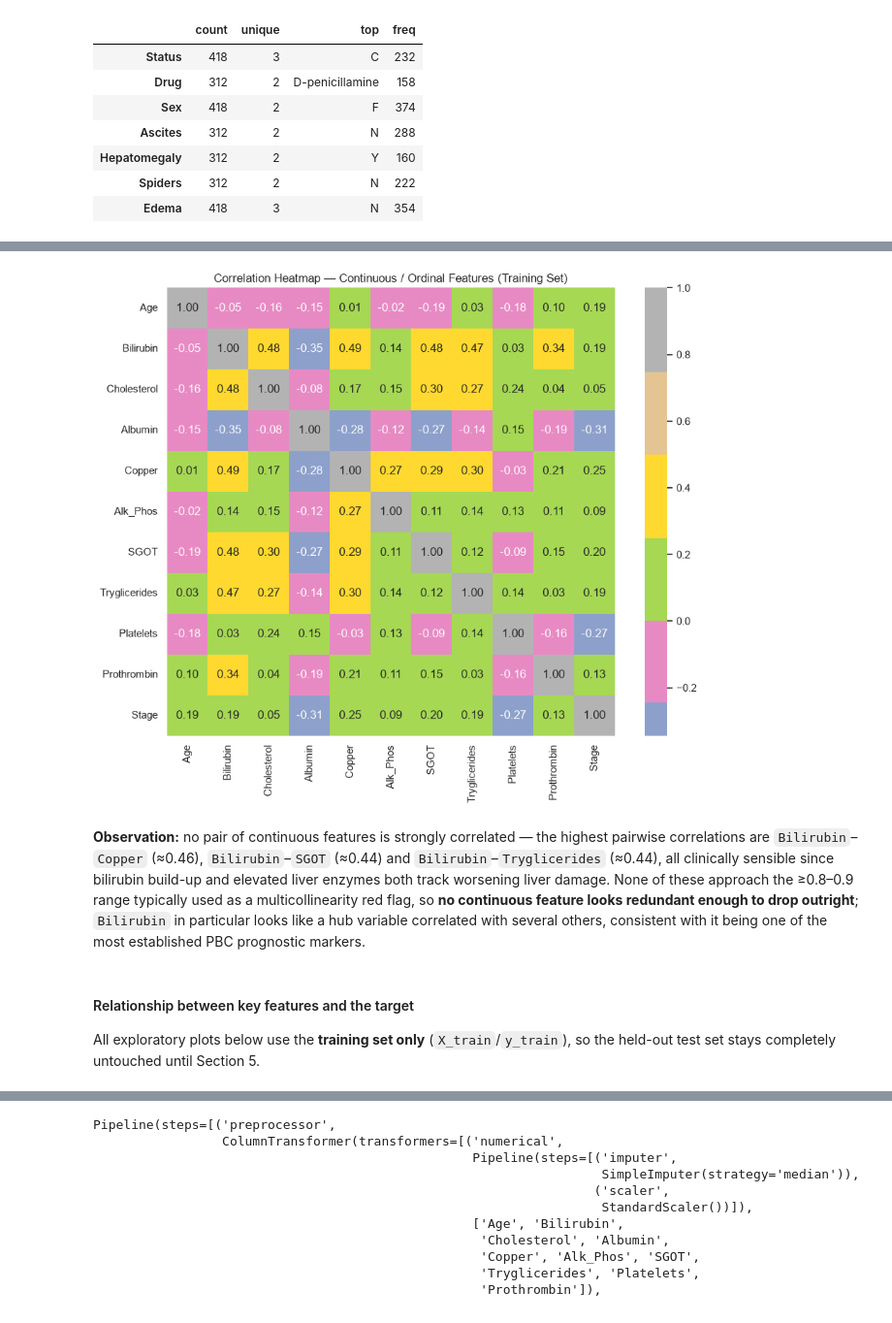
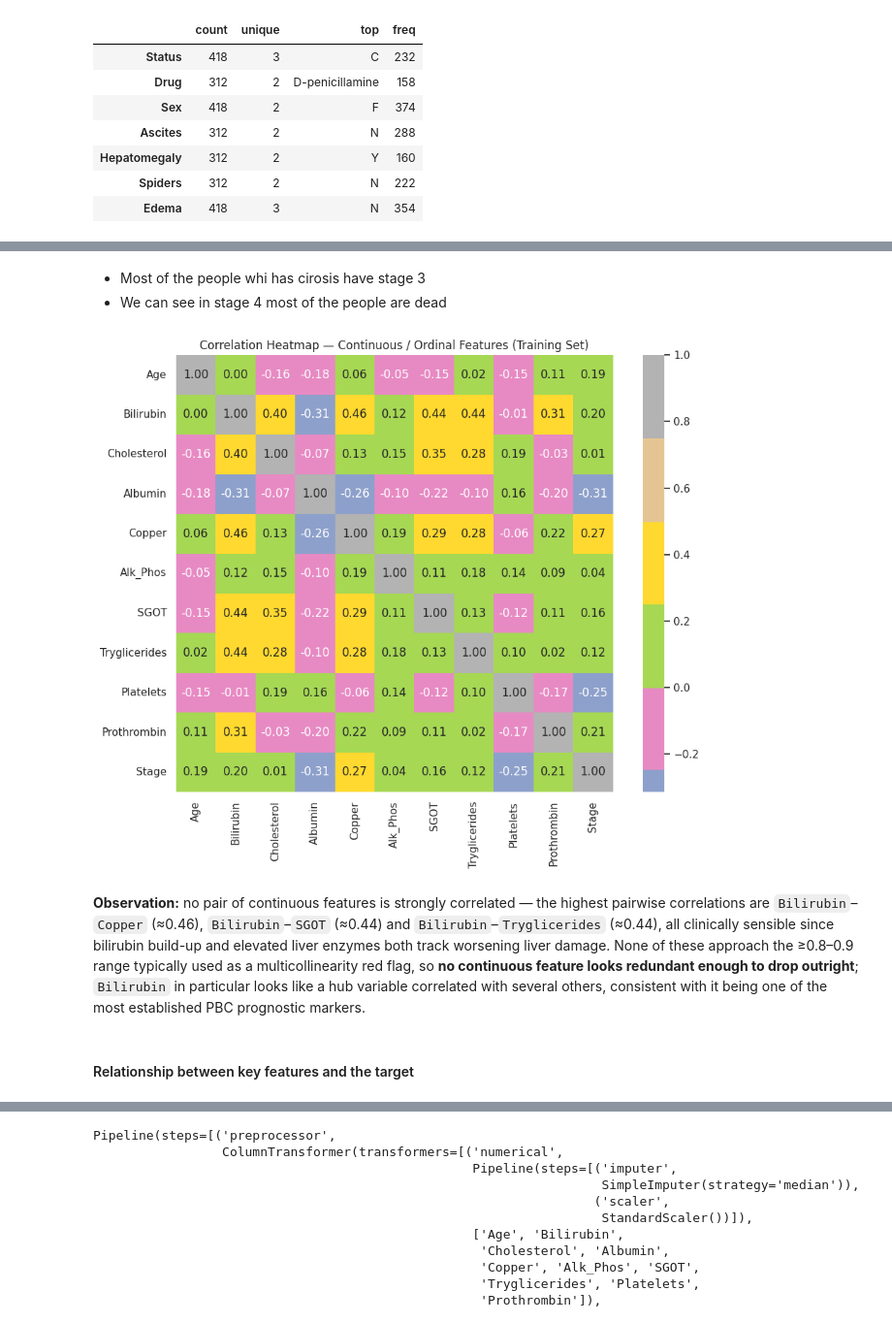
Before and after one commit to Rajesh2015/MSMLRepoSolution, a Jupyter notebook: SG-720-Machine Learning/Cirrhosis Patient Survival Prediction 4C/cirrhosis_patient_predictions.ipynb, the cells around one changed output, grey strips where cells are left out. Shown at 97% size. Saved outputs shown, nothing was run; the diff lists cells and outputs as text; code cells hidden in the pictures.

```diff
--- a/SG-720-Machine Learning/Cirrhosis Patient Survival Prediction 4C/cirrhosis_patient_predictions.ipynb
+++ b/SG-720-Machine Learning/Cirrhosis Patient Survival Prediction 4C/cirrhosis_patient_predictions.ipynb
@@ -729,18 +731,22 @@ Name: proportion, dtype: float64
+# %% [markdown]
+- Most of the people whi has cirosis have stage 3
+- We can see in stage 4 most of the people are dead
 # %%
 # Pairwise correlation (computed on the training set only, to avoid peeking at test data)
+numerical_cols = ['Age', 'Bilirubin', 'Cholesterol', 'Albumin', 'Copper',
+                   'Alk_Phos', 'SGOT', 'Tryglicerides', 'Platelets', 'Prothrombin']
 corr_cols = numerical_cols + ['Stage']
-corr = X_train[corr_cols].corr()
+corr = cirrhosis_df[corr_cols].corr()
 
 plt.figure(figsize=(10, 8))
 sns.heatmap(corr, annot=True, fmt='.2f', cmap=pellete, center=0, square=True)
 plt.title('Correlation Heatmap — Continuous / Ordinal Features (Training Set)')
 plt.tight_layout()
 plt.show()
 # %% [output]
-[figure, old version]
+[figure, new version]
 # %% [markdown]
 **Observation:** no pair of continuous features is strongly correlated — the highest pairwise correlations are `Bilirubin`–`Copper` (≈0.46), `Bilirubin`–`SGOT` (≈0.44) and `Bilirubin`–`Tryglicerides` (≈0.44), all clinically sensible since bilirubin build-up and elevated liver enzymes both track worsening liver damage. None of these approach the ≥0.8–0.9 range typically used as a multicollinearity red flag, so **no continuous feature looks redundant enough to drop outright**; `Bilirubin` in particular looks like a hub variable correlated with several others, consistent with it being one of the most established PBC prognostic markers.
 # %% [markdown]
 #### Relationship between key features and the target
-All exploratory plots below use the **training set only** (`X_train`/`y_train`), so the held-out test set stays completely untouched until Section 5.
 # %%
```
Also changed, not shown: parts of 63 cells of this notebook.
